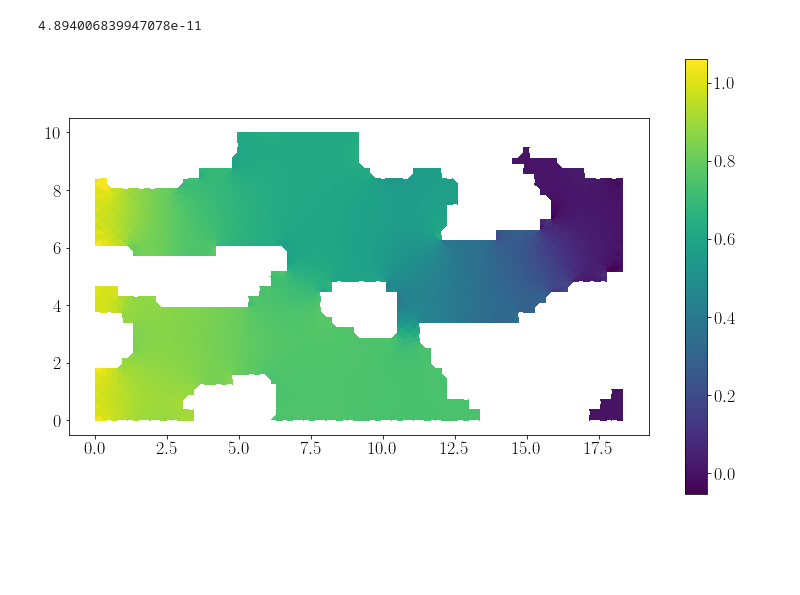
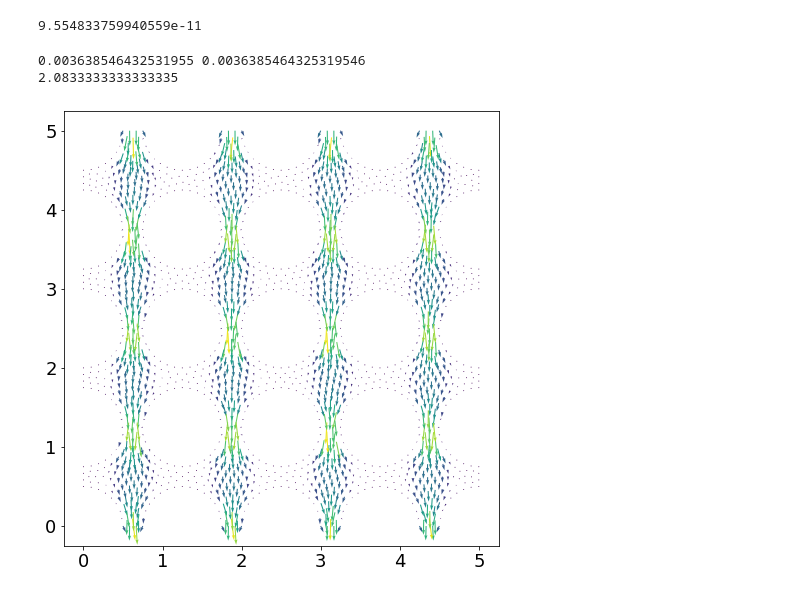
Before and after one commit to pwhuang/RetroPy, a Jupyter notebook: tutorial/02_flow_simulation/Stokes_flow_simulation_in_pores.ipynb, the cells around one changed output. Cells and saved outputs as stored; diff of their text form; code cells hidden in the pictures; blank space fills up the shorter version.

Commit message:
Updated the traction boundary condition for Stokes flow.

```diff
--- a/tutorial/02_flow_simulation/Stokes_flow_simulation_in_pores.ipynb
+++ b/tutorial/02_flow_simulation/Stokes_flow_simulation_in_pores.ipynb
@@ -16,6 +18,30 @@ plt.rc('font', **{'family' : "sans-serif"})
 class MeshFactory(XDMFMesh, MarkedRectangleMesh):
     def __init__(self):
         super().__init__()
+
+    def generate_boundary_markers(self, boundary_eps=1e-8):
+        self.boundary_markers = MeshFunction('size_t', self.mesh,
+                                             dim=self.mesh.geometric_dimension()-1)
+
+        self.boundary_markers.set_all(0)
+
+        all_marker = self.AllBoundary()
+        right_marker = self.RightBoundary(self.xmax, boundary_eps)
+        top_marker = self.TopBoundary(self.ymax, boundary_eps)
+        left_marker = self.LeftBoundary(self.xmin, boundary_eps)
+        bottom_marker = self.BottomBoundary(self.ymin, boundary_eps)
+
+        # This index is resevered for all the not explicitly marked cells
+        all_marker.mark(self.boundary_markers, 555)
+
+        right_marker.mark(self.boundary_markers, 1)
+        top_marker.mark(self.boundary_markers, 2)
+        left_marker.mark(self.boundary_markers, 3)
+        bottom_marker.mark(self.boundary_markers, 4)
+
+        marker_dict = {'right': 1, 'top': 2, 'left': 3, 'bottom': 4}
+
+        return self.boundary_markers, marker_dict
 
     def get_mesh_and_markers(self):
         try:
@@ -51,7 +77,7 @@ plt.show()
 # %%
 flow_problem = StokesFlowUzawa()
 
-flow_problem.set_mesh(mesh_xdmf)
+flow_problem.set_mesh(mesh)
 flow_problem.set_boundary_markers(boundary_markers)
 flow_problem.set_domain_markers(domain_markers)
 # %%
@@ -64,16 +90,16 @@ flow_problem.set_pressure_fe_space('DG', 0)
 
 flow_problem.set_pressure_ic(Expression('0.0', degree=0))
 
-p_dirichlet_list = [Constant(1.0), Constant(1.0), Constant(0.0)]
+p_dirichlet_list = [Constant(1.0), Constant(0.0)]
 flow_problem.set_form_and_pressure_bc(p_dirichlet_list)
 flow_problem.set_velocity_bc(velocity_bc_val=[])
 
-flow_problem.set_uzawa_parameters(r_val=1e3, omega_val=1e3)
+flow_problem.set_additional_parameters(r_val=3e3, omega_by_r=1.0)
 flow_problem.assemble_matrix()
 flow_problem.set_solver()
 # %%
 %%time
-velocity, pressure = flow_problem.solve_flow(target_residual=1e-10, max_steps=10)
+velocity, pressure = flow_problem.solve_flow(target_residual=1e-10, max_steps=20)
 
 clear_output()
 # %% [output]
@@ -86,14 +117,28 @@ Wall time: 862 ms
 # Check residual
 flow_problem.get_residual()
 # %% [output]
-4.894006839947078e-11
+9.554833759940559e-11
 # %%
 # Output to file
 flow_problem.quick_save(file_name='pv_output_fluid_mesh')
+# %%
+length = 5.0
+pressure_gradient = 1.0/length
+surface_area = 5.0
+
+flow_rate = flow_problem.get_flow_rate(factory.marker_dict['bottom']) # Length^3 / time
+permeability = flow_rate/surface_area/pressure_gradient
+
+print(flow_rate, permeability)
+print(length**2/12) # theoretical permeability of a fracture
+# %% [output]
+0.003638546432531955 0.0036385464325319546
+2.0833333333333335
 # %%
 fig = plt.figure(figsize=(13,8))
-cb = plot(pressure)
-fig.colorbar(cb)
+#cb = plot(pressure)
+plot(velocity)
+#fig.colorbar(cb)
 plt.show()
 # %% [output]
-[figure, old version]
+[figure, new version]
```
Also changed, not shown: parts of 4 cells of this notebook, 1 other file.
